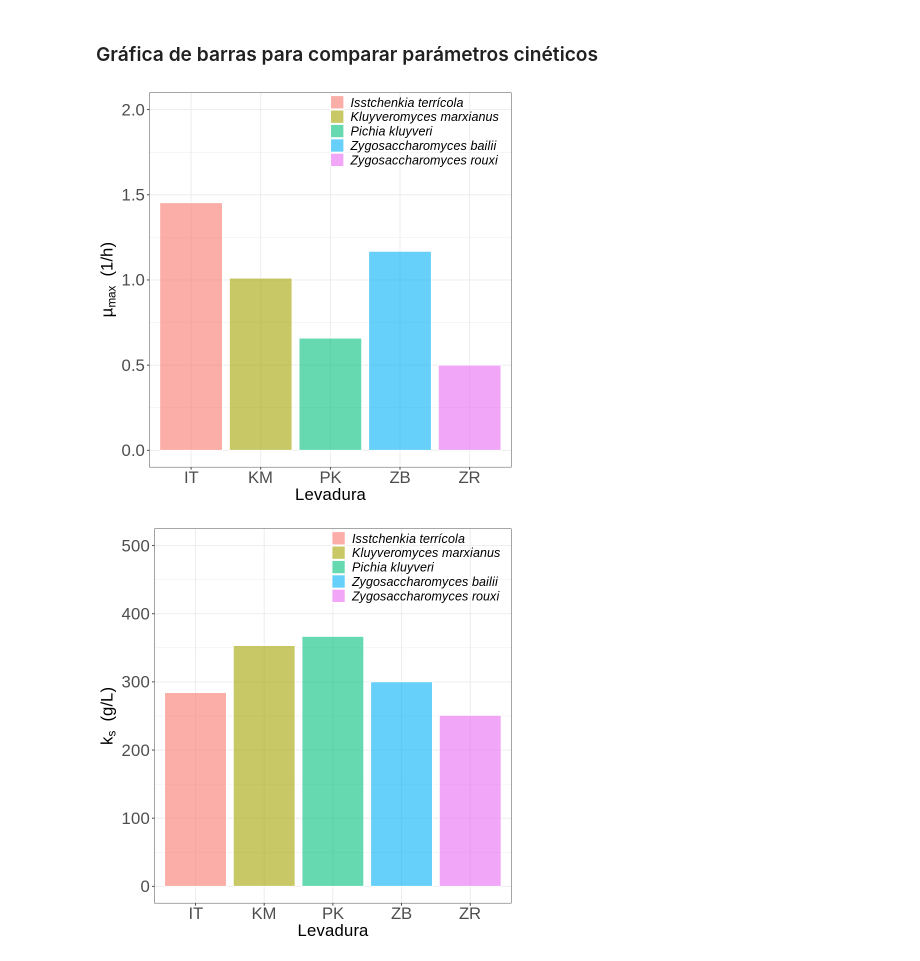
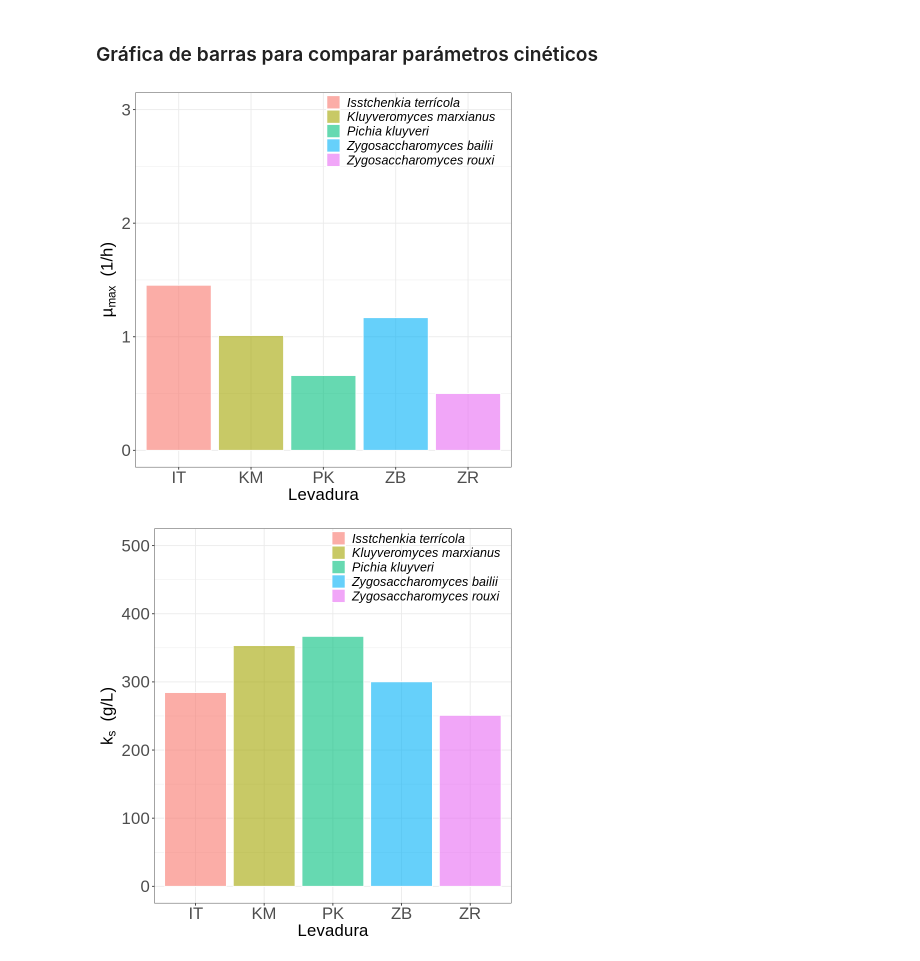
Before and after one commit to JuanM-GG/modelos-tesis, a Jupyter notebook: optimizacion_parametrica_monod.ipynb, the cells around one changed output. Cells and saved outputs as stored; diff of their text form; code cells hidden in the pictures.

```diff
--- a/optimizacion_parametrica_monod.ipynb
+++ b/optimizacion_parametrica_monod.ipynb
@@ -1134,27 +1125,27 @@ data_mu <- data.frame(lev = c("IT","KM","PK","ZB","ZR"),
 # %%
 ggplot(data=data_mu, aes(x=lev, y=mu, fill = lev)) +
   geom_bar(stat="identity", color="white", alpha = 0.6) +
   xlab("Levadura") +
-  ylim(c(0,2)) +
+  ylim(c(0,3)) +
   scale_fill_discrete(name = "", labels = c("Isstchenkia terrícola",
   "Kluyveromyces marxianus", "Pichia kluyveri","Zygosaccharomyces bailii",
   "Zygosaccharomyces rouxi")) +
   theme_bw() +
   theme(
             plot.title = element_text(size=25),
             axis.text = element_text(size=20),
             axis.title = element_text(size=20),
             legend.title = element_text(size=15),
             legend.text = element_text(size=15, face = "italic",   ),
             legend.position = c(0.73, 0.92),
             legend.background = element_rect(fill=NA))+
             labs(
                 y = expression(paste(mu[max], "  (1/h)"))
 
 
         )
 # %% [output]
-[figure, old version]
+[figure, new version]
 # %%
 data_ks <- data.frame(lev = c("IT","KM","PK","ZB","ZR"),
                     ks = c(GA_it@solution[2], GA_km@solution[2], GA_pk@solution[2],
```
Also changed, not shown: parts of 18 cells of this notebook.
